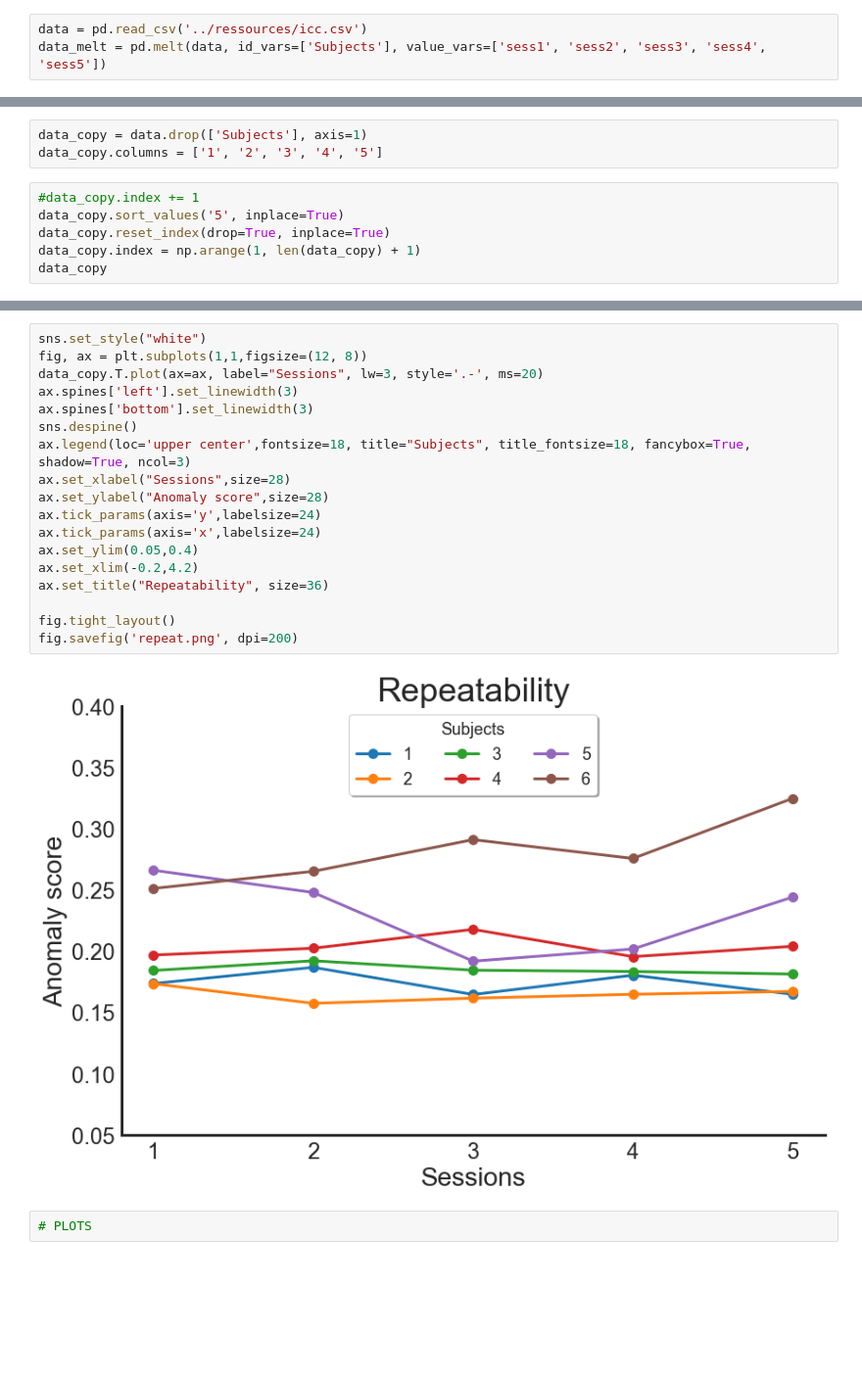
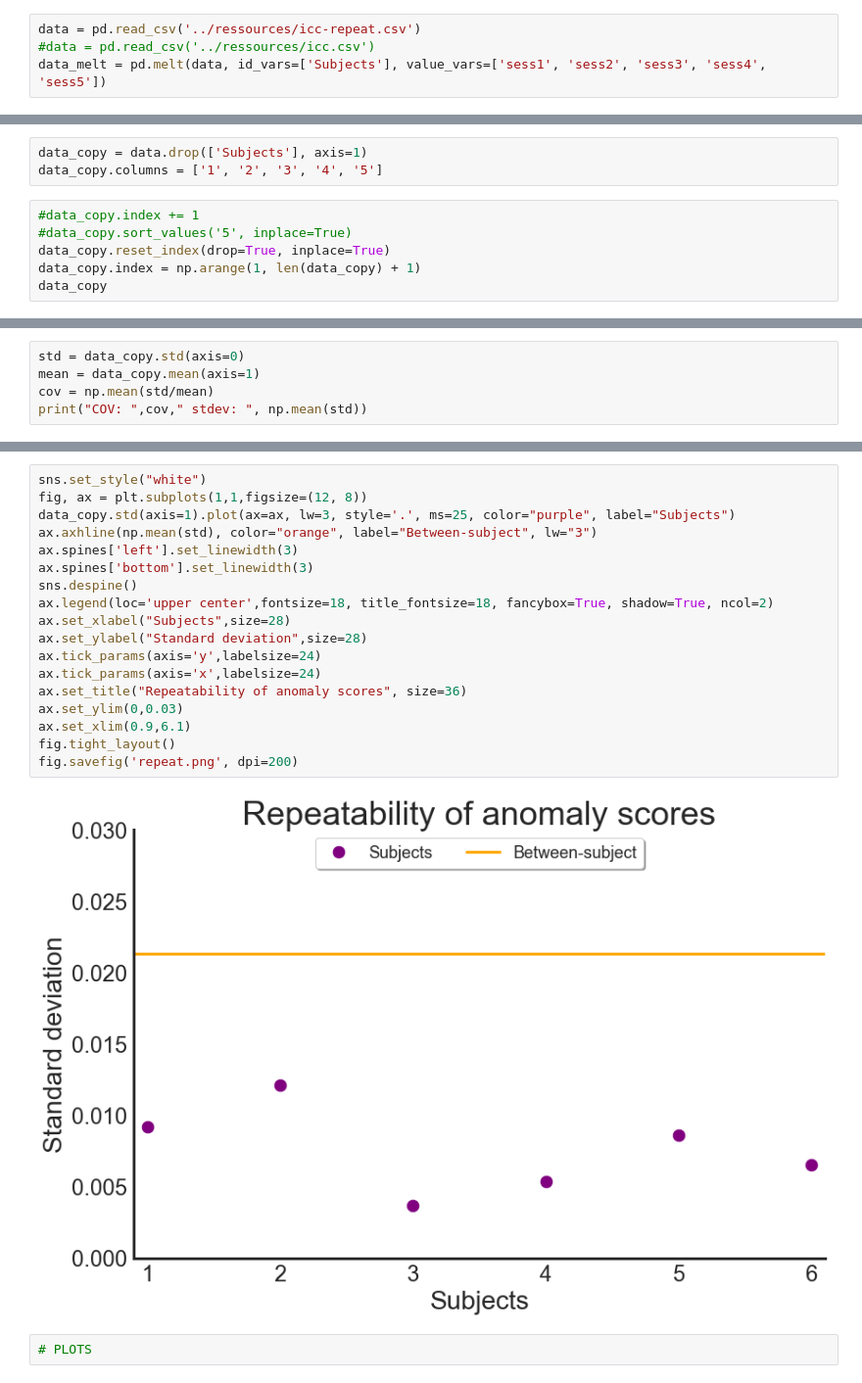
Before and after one commit to chamberm/Detect, a Jupyter notebook: examples/ICC.ipynb, the cells around one changed output, grey strips where cells are left out. Shown: that part at 98% size. Drawn from its saved outputs; the diff is of its cells as text; blank space fills up the shorter version.

```diff
--- a/examples/ICC.ipynb
+++ b/examples/ICC.ipynb
@@ -13,5 +8,6 @@ Set the environment variable OUTDATED_IGNORE=1 to disable these warnings.
 # %%
-data = pd.read_csv('../ressources/icc.csv')
+data = pd.read_csv('../ressources/icc-repeat.csv')
+#data = pd.read_csv('../ressources/icc.csv')
 data_melt = pd.melt(data, id_vars=['Subjects'], value_vars=['sess1', 'sess2', 'sess3', 'sess4', 'sess5'])
 # %%
 icc = pg.intraclass_corr(data=data_melt, targets='Subjects', raters='variable',
@@ -31,7 +27,7 @@ data_copy = data.drop(['Subjects'], axis=1)
 data_copy.columns = ['1', '2', '3', '4', '5']
 # %%
 #data_copy.index += 1
-data_copy.sort_values('5', inplace=True)
+#data_copy.sort_values('5', inplace=True)
 data_copy.reset_index(drop=True, inplace=True)
 data_copy.index = np.arange(1, len(data_copy) + 1)
 data_copy
@@ -49,0 +42,5 @@ np.mean(data_copy.std(axis=1))
+# %%
+std = data_copy.std(axis=0)
+mean = data_copy.mean(axis=1)
+cov = np.mean(std/mean)
+print("COV: ",cov," stdev: ", np.mean(std))
@@ -50,23 +49,23 @@ np.mean(data_copy.std(axis=1))
 # %%
 sns.set_style("white")
 fig, ax = plt.subplots(1,1,figsize=(12, 8))
-data_copy.T.plot(ax=ax, label="Sessions", lw=3, style='.-', ms=20)
+data_copy.std(axis=1).plot(ax=ax, lw=3, style='.', ms=25, color="purple", label="Subjects")
+ax.axhline(np.mean(std), color="orange", label="Between-subject", lw="3")
 ax.spines['left'].set_linewidth(3)
 ax.spines['bottom'].set_linewidth(3)
 sns.despine()
-ax.legend(loc='upper center',fontsize=18, title="Subjects", title_fontsize=18, fancybox=True, shadow=True, ncol=3)
-ax.set_xlabel("Sessions",size=28)
-ax.set_ylabel("Anomaly score",size=28)
+ax.legend(loc='upper center',fontsize=18, title_fontsize=18, fancybox=True, shadow=True, ncol=2)
+ax.set_xlabel("Subjects",size=28)
+ax.set_ylabel("Standard deviation",size=28)
 ax.tick_params(axis='y',labelsize=24)
 ax.tick_params(axis='x',labelsize=24)
-ax.set_ylim(0.05,0.4)
-ax.set_xlim(-0.2,4.2)
-ax.set_title("Repeatability", size=36)
-
+ax.set_title("Repeatability of anomaly scores", size=36)
+ax.set_ylim(0,0.03)
+ax.set_xlim(0.9,6.1)
 fig.tight_layout()
 fig.savefig('repeat.png', dpi=200)
 # %% [output]
-[figure, old version]
+[figure, new version]
 # %%
 # PLOTS
 # %%
```
Also changed, not shown: parts of 5 cells of this notebook, 1 other file.
